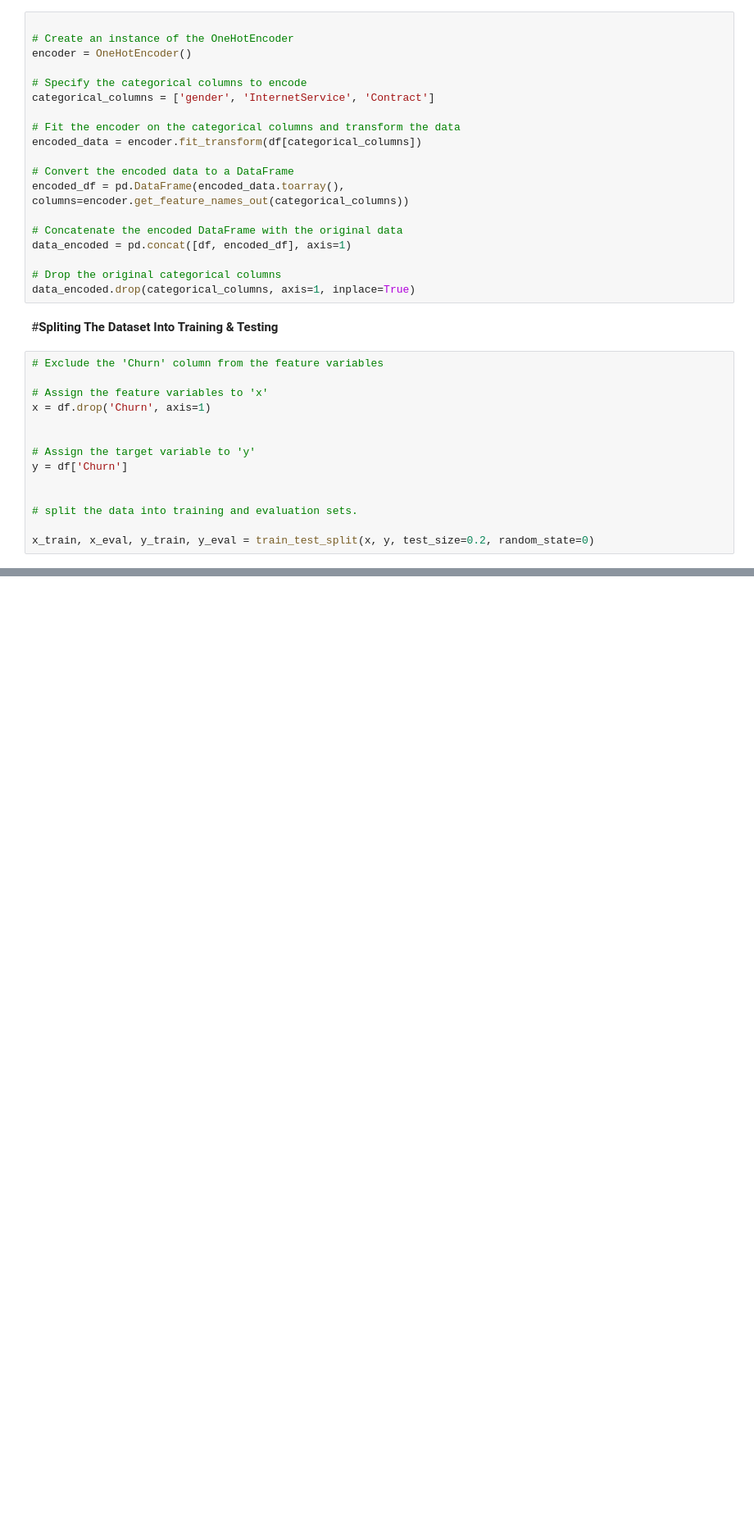
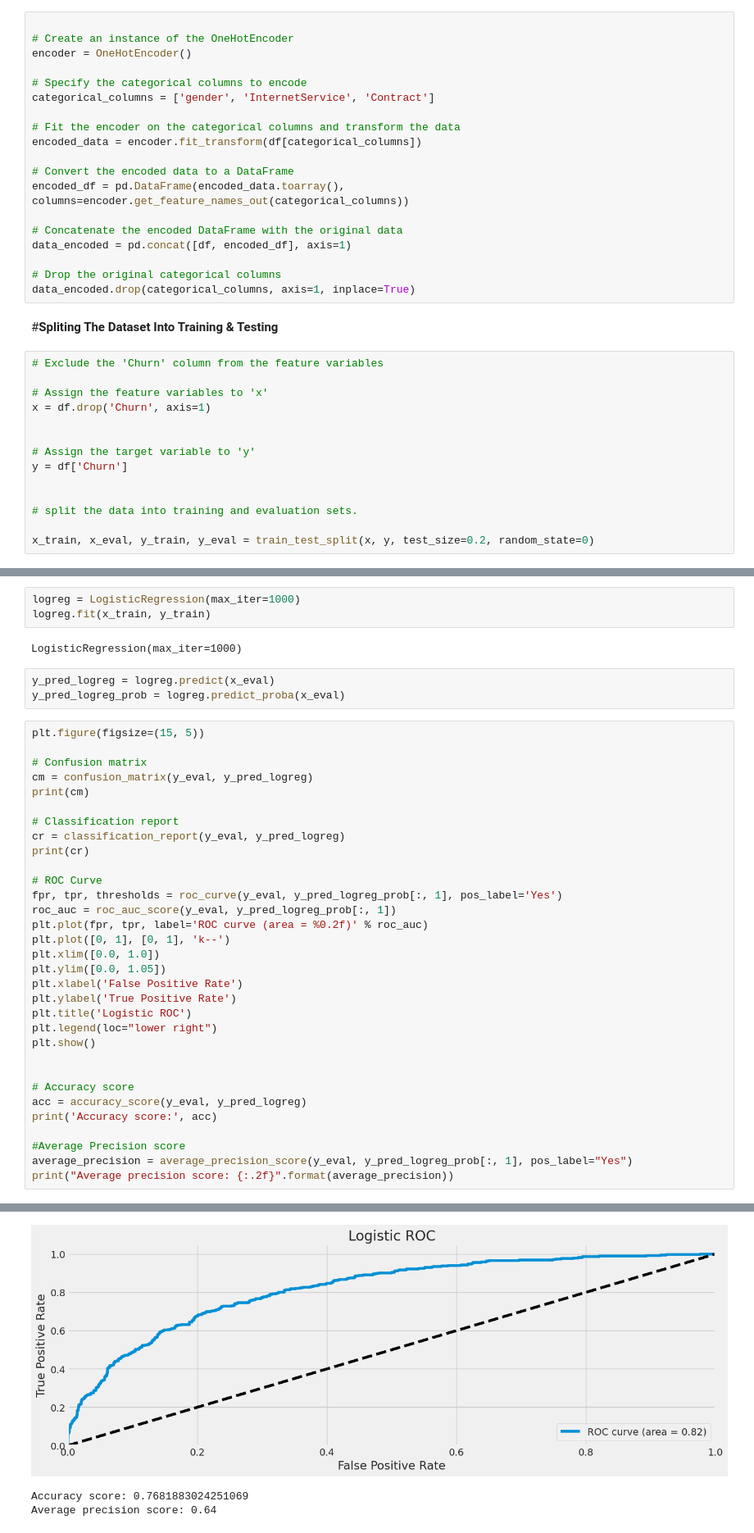
Before and after one commit to AlphaLock/Classification-Project-Predicting-Customer-Churn, a Jupyter notebook: Customer_Churn.ipynb, the cells around one changed output, grey strips where cells are left out. Shown at 82% size. Drawn from its saved outputs; the diff is of its cells as text; blank space fills up the shorter version.

```diff
--- a/Customer_Churn.ipynb
+++ b/Customer_Churn.ipynb
@@ -667,0 +980,41 @@ print(x_eval.shape, y_eval.shape)
+# %%
+logreg = LogisticRegression(max_iter=1000)
+logreg.fit(x_train, y_train)
+# %% [output]
+LogisticRegression(max_iter=1000)
+# %%
+y_pred_logreg = logreg.predict(x_eval)
+y_pred_logreg_prob = logreg.predict_proba(x_eval)
+# %%
+plt.figure(figsize=(15, 5))
+
+# Confusion matrix
+cm = confusion_matrix(y_eval, y_pred_logreg)
+print(cm)
+
+# Classification report
+cr = classification_report(y_eval, y_pred_logreg)
+print(cr)
+
+# ROC Curve
+fpr, tpr, thresholds = roc_curve(y_eval, y_pred_logreg_prob[:, 1], pos_label='Yes')
+roc_auc = roc_auc_score(y_eval, y_pred_logreg_prob[:, 1])
+plt.plot(fpr, tpr, label='ROC curve (area = %0.2f)' % roc_auc)
+plt.plot([0, 1], [0, 1], 'k--')
+plt.xlim([0.0, 1.0])
+plt.ylim([0.0, 1.05])
+plt.xlabel('False Positive Rate')
+plt.ylabel('True Positive Rate')
+plt.title('Logistic ROC')
+plt.legend(loc="lower right")
+plt.show()
+
+
+# Accuracy score
+acc = accuracy_score(y_eval, y_pred_logreg)
+print('Accuracy score:', acc)
+
+#Average Precision score
+average_precision = average_precision_score(y_eval, y_pred_logreg_prob[:, 1], pos_label="Yes")
+print("Average precision score: {:.2f}".format(average_precision))
+# %% [output]
@@ -667,0 +1031,3 @@ print(x_eval.shape, y_eval.shape)
+[figure, added]
+Accuracy score: 0.7681883024251069
+Average precision score: 0.64
```
Also changed, not shown: parts of 58 cells of this notebook.
